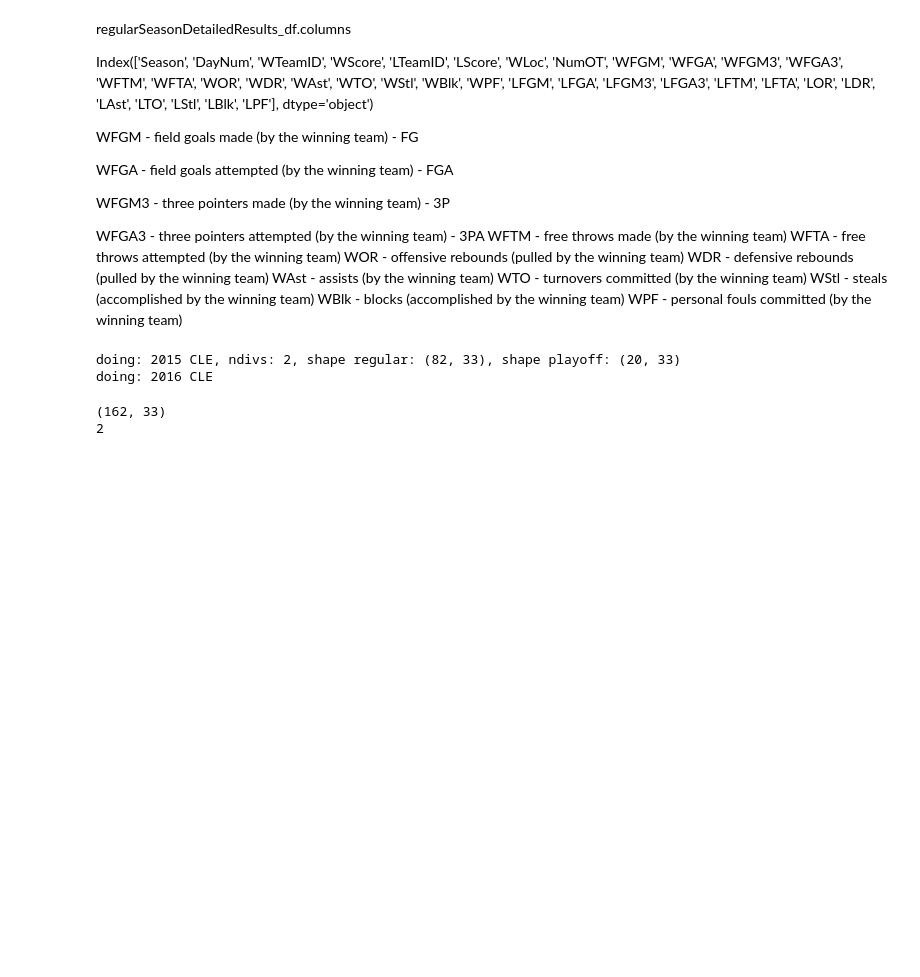
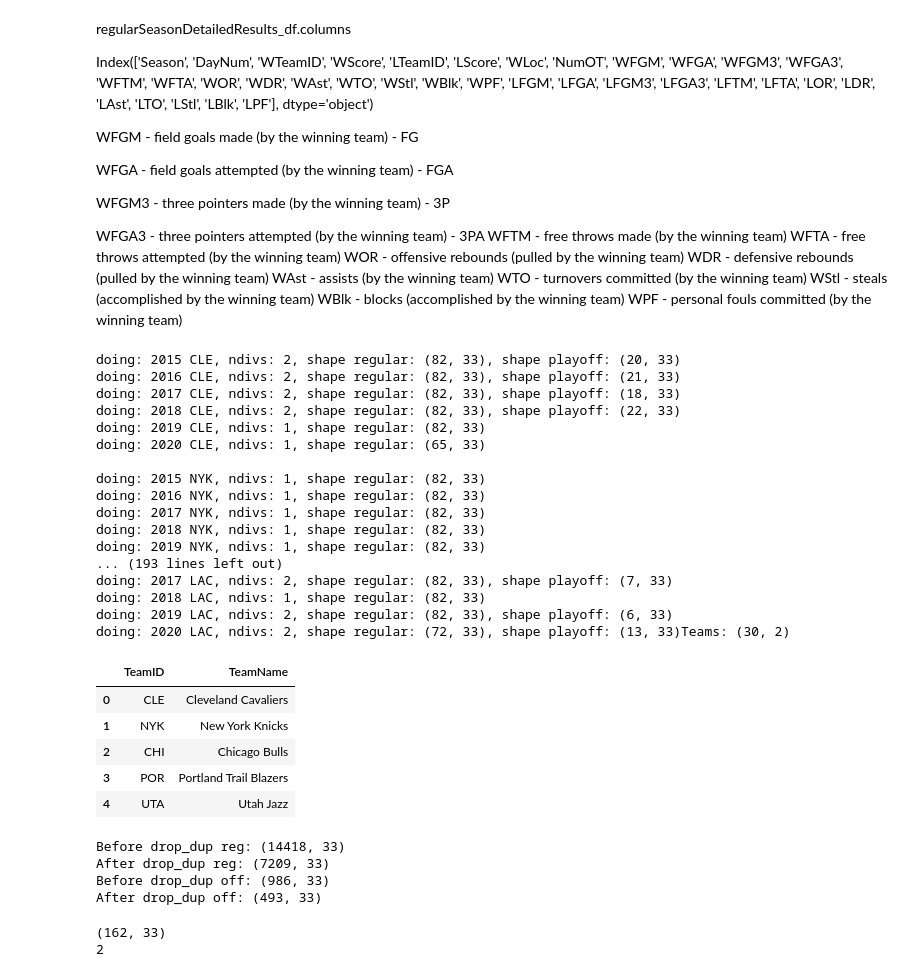
Before and after one commit to drbarak/NBA, a Jupyter notebook: NCAA2019.ipynb, the cells around one changed output. Drawn from its saved outputs; the diff is of its cells as text; code cells hidden in the pictures; blank space fills up the shorter version.

```diff
--- a/NCAA2019.ipynb
+++ b/NCAA2019.ipynb
@@ -815,7 +815,7 @@ def save_team(df):
   df_teams = pd.DataFrame.from_dict(teams, orient='index', columns=['TeamName'])
   df_teams.index.name = 'TeamID'
   df_teams.reset_index(inplace=True)
-  df_teams.to_csv(f'teams.csv', index=False)
+  df_teams.to_csv(f'NBAteams.csv', index=False)
   p('Teams:', df_teams.shape)
   d(df_teams.head())
 # %%
@@ -957,36 +957,61 @@ while True:
       if k == 0:
         fname = 'regular'
         df_reg = df_reg.append(df_r)
       else:
         fname = 'playoff'
         df_off = df_off.append(df_r)
       p(f', shape {fname}:', df_r.shape, end='')
 
       # get teams - in case a new team was added in a season
       teams_list = list(df.OppTeam.values)
       for t in teams_list:
         teams[t] = teams.get(t, '')
       teams[cur_team] = get_name(soup)
     # get next team - one that does not have a name
   cur_team = get_next_team(teams)
   if cur_team == '':
     break
   p()
 
 save_team(teams)
 
 p('Before drop_dup reg:', df_reg.shape)
 df_reg.drop_duplicates(inplace=True)
-df_reg.to_csv(f'regular.csv', index=False)
+df_reg.to_csv(f'NBAregular.csv', index=False)
 p('After drop_dup reg:', df_reg.shape)
 
 p('Before drop_dup off:', df_off.shape)
 df_off.drop_duplicates(inplace=True)
-df_off.to_csv(f'playoff.csv', index=False)
+df_off.to_csv(f'NBAplayoff.csv', index=False)
 p('After drop_dup off:', df_off.shape)
 # %% [output]
 doing: 2015 CLE, ndivs: 2, shape regular: (82, 33), shape playoff: (20, 33)
-doing: 2016 CLE
+doing: 2016 CLE, ndivs: 2, shape regular: (82, 33), shape playoff: (21, 33)
+doing: 2017 CLE, ndivs: 2, shape regular: (82, 33), shape playoff: (18, 33)
+doing: 2018 CLE, ndivs: 2, shape regular: (82, 33), shape playoff: (22, 33)
+doing: 2019 CLE, ndivs: 1, shape regular: (82, 33)
+doing: 2020 CLE, ndivs: 1, shape regular: (65, 33)
+
+doing: 2015 NYK, ndivs: 1, shape regular: (82, 33)
+doing: 2016 NYK, ndivs: 1, shape regular: (82, 33)
+doing: 2017 NYK, ndivs: 1, shape regular: (82, 33)
+doing: 2018 NYK, ndivs: 1, shape regular: (82, 33)
+doing: 2019 NYK, ndivs: 1, shape regular: (82, 33)
+... (193 lines left out)
+doing: 2017 LAC, ndivs: 2, shape regular: (82, 33), shape playoff: (7, 33)
+doing: 2018 LAC, ndivs: 1, shape regular: (82, 33)
+doing: 2019 LAC, ndivs: 2, shape regular: (82, 33), shape playoff: (6, 33)
+doing: 2020 LAC, ndivs: 2, shape regular: (72, 33), shape playoff: (13, 33)Teams: (30, 2)
+|  | TeamID | TeamName |
+| 0 | CLE | Cleveland Cavaliers |
+| 1 | NYK | New York Knicks |
+| 2 | CHI | Chicago Bulls |
+| 3 | POR | Portland Trail Blazers |
+| 4 | UTA | Utah Jazz |
+Before drop_dup reg: (14418, 33)
+After drop_dup reg: (7209, 33)
+Before drop_dup off: (986, 33)
+After drop_dup off: (493, 33)
 # %%
 p(df_off.shape)
 mask = ((df_off.Date == '2015-04-19') & (df_off.WTeamID=='CLE'))
```
